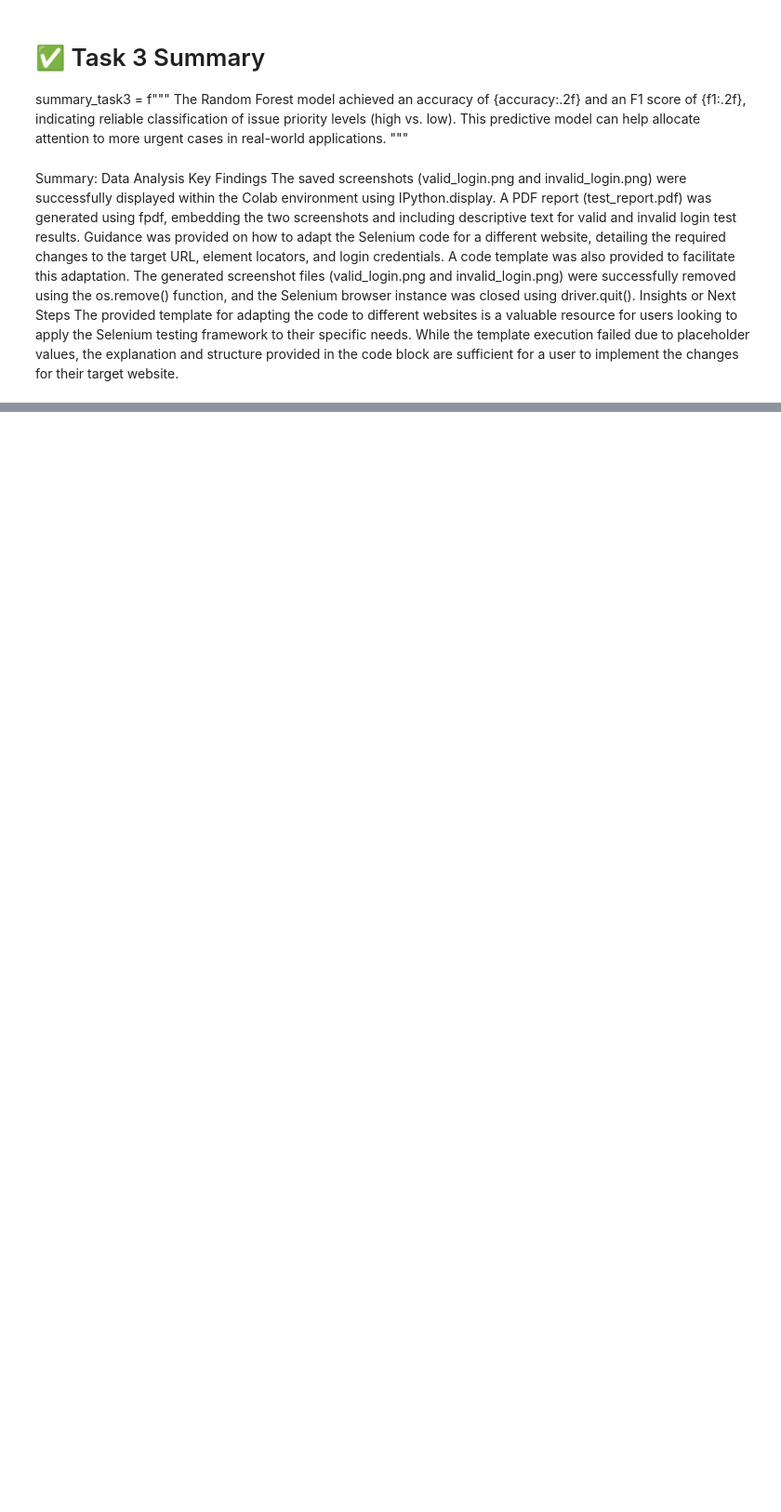
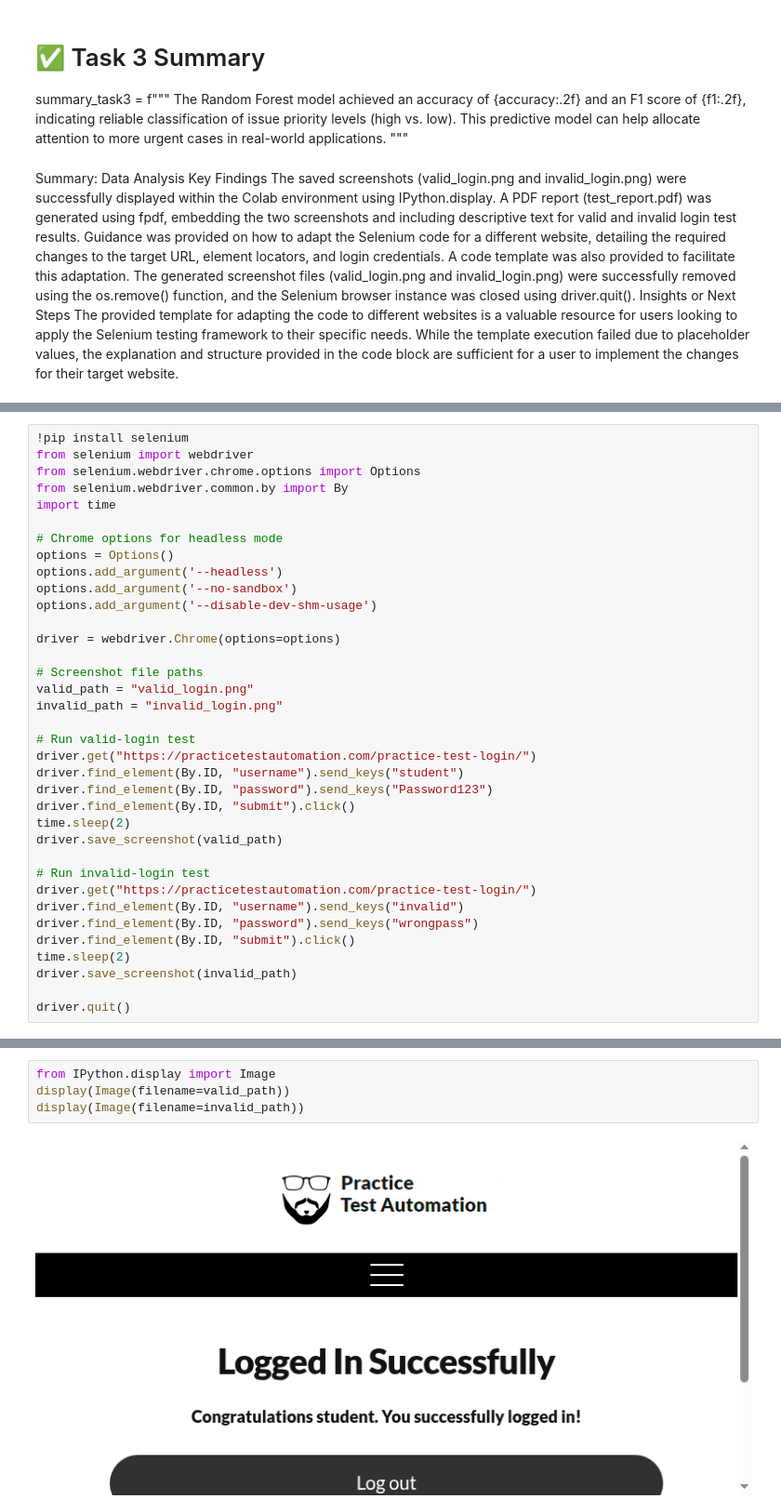
Before and after one commit to Okelo123/-Intelligent-Software-Solutionsplpweek4, a Jupyter notebook: plpAss4Building_Intelligent_Solutions.ipynb, the cells around one changed output, grey strips where cells are left out. Shown at 93% size. Saved outputs shown, nothing was run; the diff lists cells and outputs as text; blank space fills up the shorter version.

```diff
--- a/plpAss4Building_Intelligent_Solutions.ipynb
+++ b/plpAss4Building_Intelligent_Solutions.ipynb
@@ -229,0 +519,36 @@ While the template execution failed due to placeholder values, the explanation a
+# %%
+!pip install selenium
+from selenium import webdriver
+from selenium.webdriver.chrome.options import Options
+from selenium.webdriver.common.by import By
+import time
+
+# Chrome options for headless mode
+options = Options()
+options.add_argument('--headless')
+options.add_argument('--no-sandbox')
+options.add_argument('--disable-dev-shm-usage')
+
+driver = webdriver.Chrome(options=options)
+
+# Screenshot file paths
+valid_path = "valid_login.png"
+invalid_path = "invalid_login.png"
+
+# Run valid-login test
+driver.get("https://practicetestautomation.com/practice-test-login/")
+driver.find_element(By.ID, "username").send_keys("student")
+driver.find_element(By.ID, "password").send_keys("Password123")
+driver.find_element(By.ID, "submit").click()
+time.sleep(2)
+driver.save_screenshot(valid_path)
+
+# Run invalid-login test
+driver.get("https://practicetestautomation.com/practice-test-login/")
+driver.find_element(By.ID, "username").send_keys("invalid")
+driver.find_element(By.ID, "password").send_keys("wrongpass")
+driver.find_element(By.ID, "submit").click()
+time.sleep(2)
+driver.save_screenshot(invalid_path)
+
+driver.quit()
@@ -229,0 +571,6 @@ While the template execution failed due to placeholder values, the explanation a
+# %%
+from IPython.display import Image
+display(Image(filename=valid_path))
+display(Image(filename=invalid_path))
+# %% [output]
+[figure, added]
```
Also changed, not shown: parts of 33 cells of this notebook.
